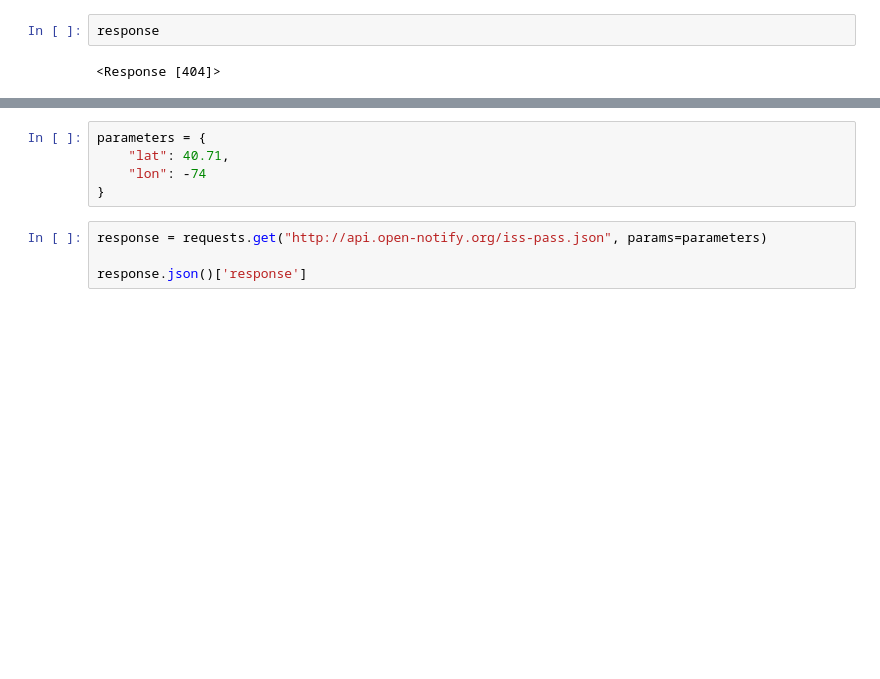
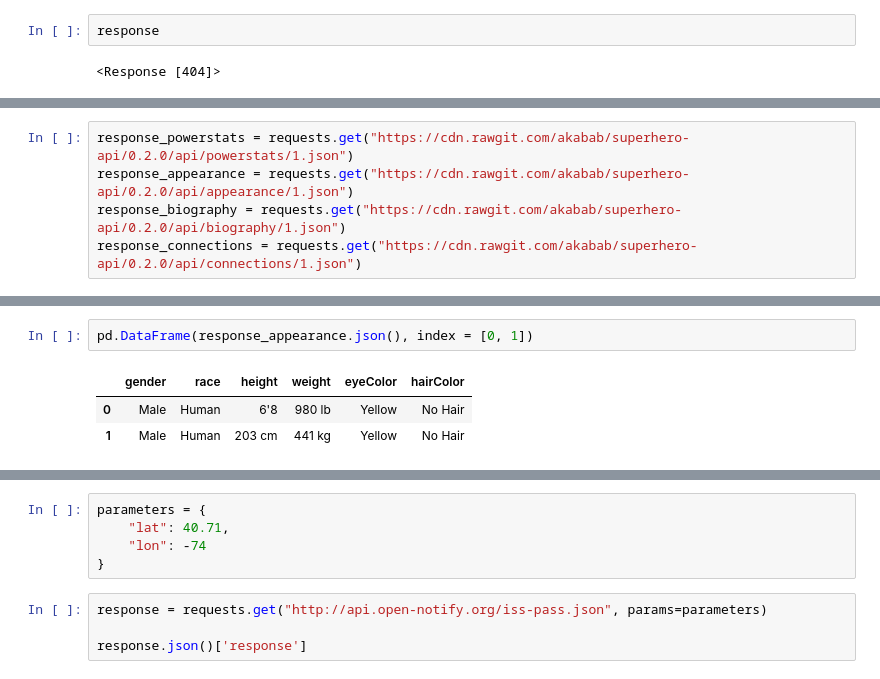
Before and after one commit to supervisaproject/Escuela-Analitica, a Jupyter notebook: Bloque 3/Sesion 3/Ejemplos/Ejemplo 2.ipynb, the cells around one changed output, grey strips where cells are left out. Saved outputs shown, nothing was run; the diff lists cells and outputs as text; blank space fills up the shorter version.

```diff
--- a/Bloque 3/Sesion 3/Ejemplos/Ejemplo 2.ipynb
+++ b/Bloque 3/Sesion 3/Ejemplos/Ejemplo 2.ipynb
@@ -60 +132,6 @@ Name: people, dtype: object
+# %%
+response_powerstats = requests.get("https://cdn.rawgit.com/akabab/superhero-api/0.2.0/api/powerstats/1.json")
+response_appearance = requests.get("https://cdn.rawgit.com/akabab/superhero-api/0.2.0/api/appearance/1.json")
+response_biography = requests.get("https://cdn.rawgit.com/akabab/superhero-api/0.2.0/api/biography/1.json")
+response_connections = requests.get("https://cdn.rawgit.com/akabab/superhero-api/0.2.0/api/connections/1.json")
 # %%
@@ -61,0 +160,6 @@ response.json()
+# %%
+pd.DataFrame(response_appearance.json(), index = [0, 1])
+# %% [output]
+|  | gender | race | height | weight | eyeColor | hairColor |
+| 0 | Male | Human | 6'8 | 980 lb | Yellow | No Hair |
+| 1 | Male | Human | 203 cm | 441 kg | Yellow | No Hair |
```
Also changed, not shown: parts of 27 cells of this notebook.
